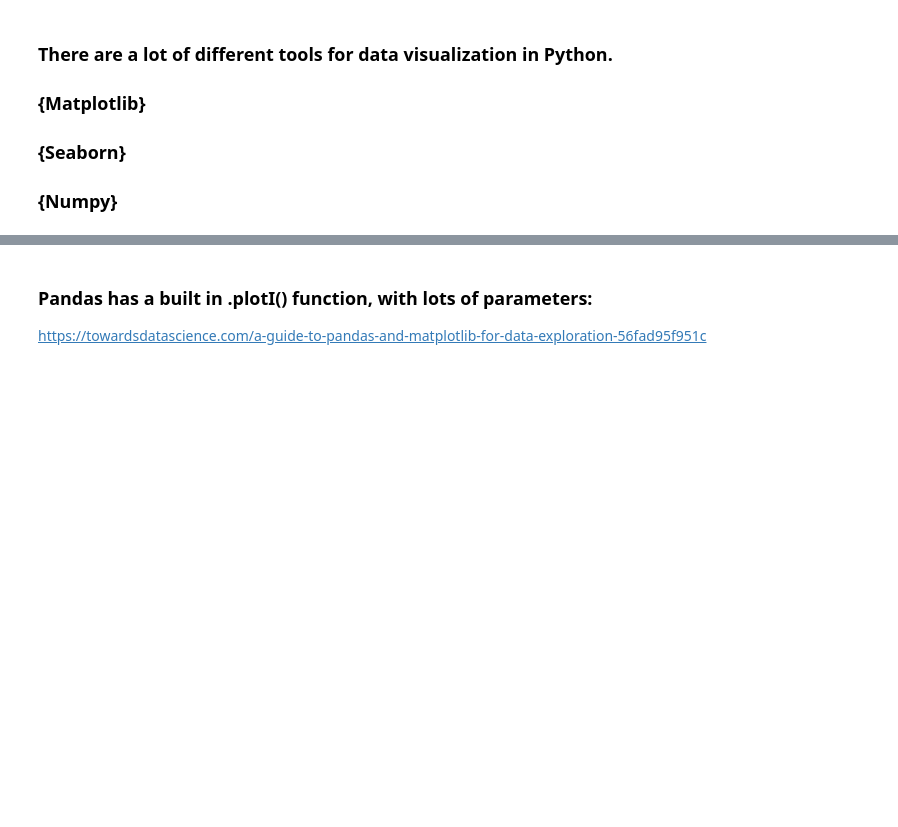
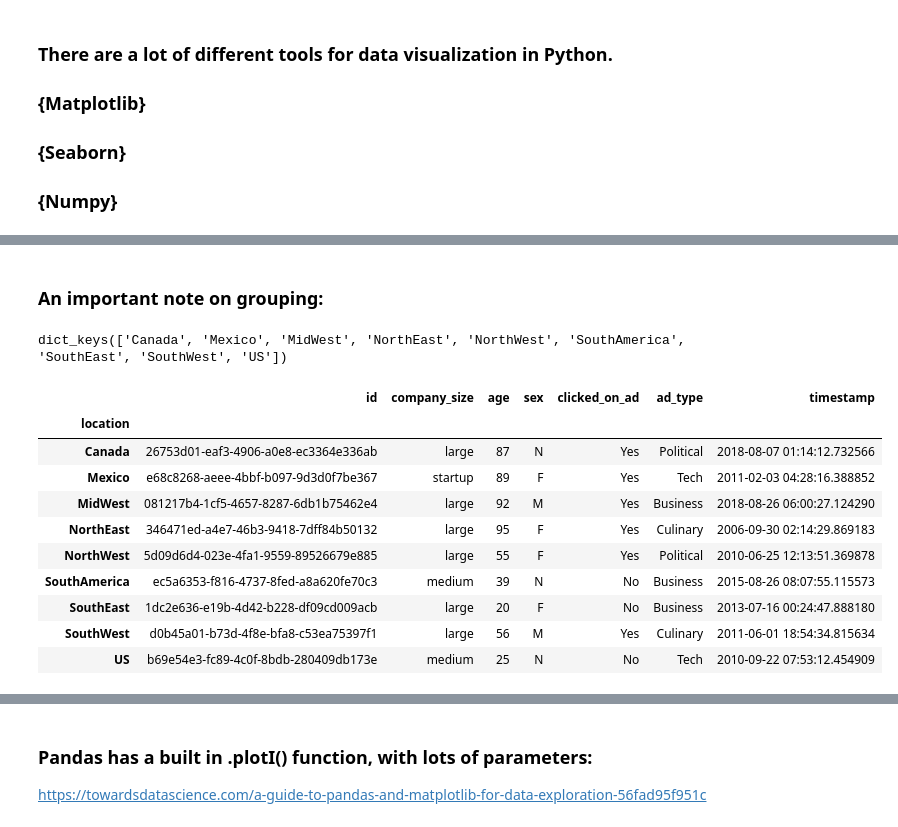
Before and after one commit to jsedoc/NYU-Projects-in-Programming-Fall-2019, a Jupyter notebook: (Class 7) Data Visualization/Data Visualization Solved.ipynb, the cells around one changed output, grey strips where cells are left out. Drawn from its saved outputs; the diff is of its cells as text; code cells hidden in the pictures; blank space fills up the shorter version.

```diff
--- a/(Class 7) Data Visualization/Data Visualization Solved.ipynb
+++ b/(Class 7) Data Visualization/Data Visualization Solved.ipynb
@@ -29,2 +30,22 @@ data.head()
 # %%
 data = data.drop(data.columns[[0]],axis=1)
+# %% [markdown]
+### An important note on grouping:
+# %%
+data.groupby(['location']).groups.keys()
+# %% [output]
+dict_keys(['Canada', 'Mexico', 'MidWest', 'NorthEast', 'NorthWest', 'SouthAmerica', 'SouthEast', 'SouthWest', 'US'])
+# %%
+data.groupby('location').first() # show us the first entry for each location
+# %% [output]
+|  | id | company_size | age | sex | clicked_on_ad | ad_type | timestamp |
+| location |  |  |  |  |  |  |  |
+| Canada | 26753d01-eaf3-4906-a0e8-ec3364e336ab | large | 87 | N | Yes | Political | 2018-08-07 01:14:12.732566 |
+| Mexico | e68c8268-aeee-4bbf-b097-9d3d0f7be367 | startup | 89 | F | Yes | Tech | 2011-02-03 04:28:16.388852 |
+| MidWest | 081217b4-1cf5-4657-8287-6db1b75462e4 | large | 92 | M | Yes | Business | 2018-08-26 06:00:27.124290 |
+| NorthEast | 346471ed-a4e7-46b3-9418-7dff84b50132 | large | 95 | F | Yes | Culinary | 2006-09-30 02:14:29.869183 |
+| NorthWest | 5d09d6d4-023e-4fa1-9559-89526679e885 | large | 55 | F | Yes | Political | 2010-06-25 12:13:51.369878 |
+| SouthAmerica | ec5a6353-f816-4737-8fed-a8a620fe70c3 | medium | 39 | N | No | Business | 2015-08-26 08:07:55.115573 |
+| SouthEast | 1dc2e636-e19b-4d42-b228-df09cd009acb | large | 20 | F | No | Business | 2013-07-16 00:24:47.888180 |
+| SouthWest | d0b45a01-b73d-4f8e-bfa8-c53ea75397f1 | large | 56 | M | Yes | Culinary | 2011-06-01 18:54:34.815634 |
+| US | b69e54e3-fc89-4c0f-8bdb-280409db173e | medium | 25 | N | No | Tech | 2010-09-22 07:53:12.454909 |
```
Also changed, not shown: parts of 31 cells of this notebook, 1 other file.
